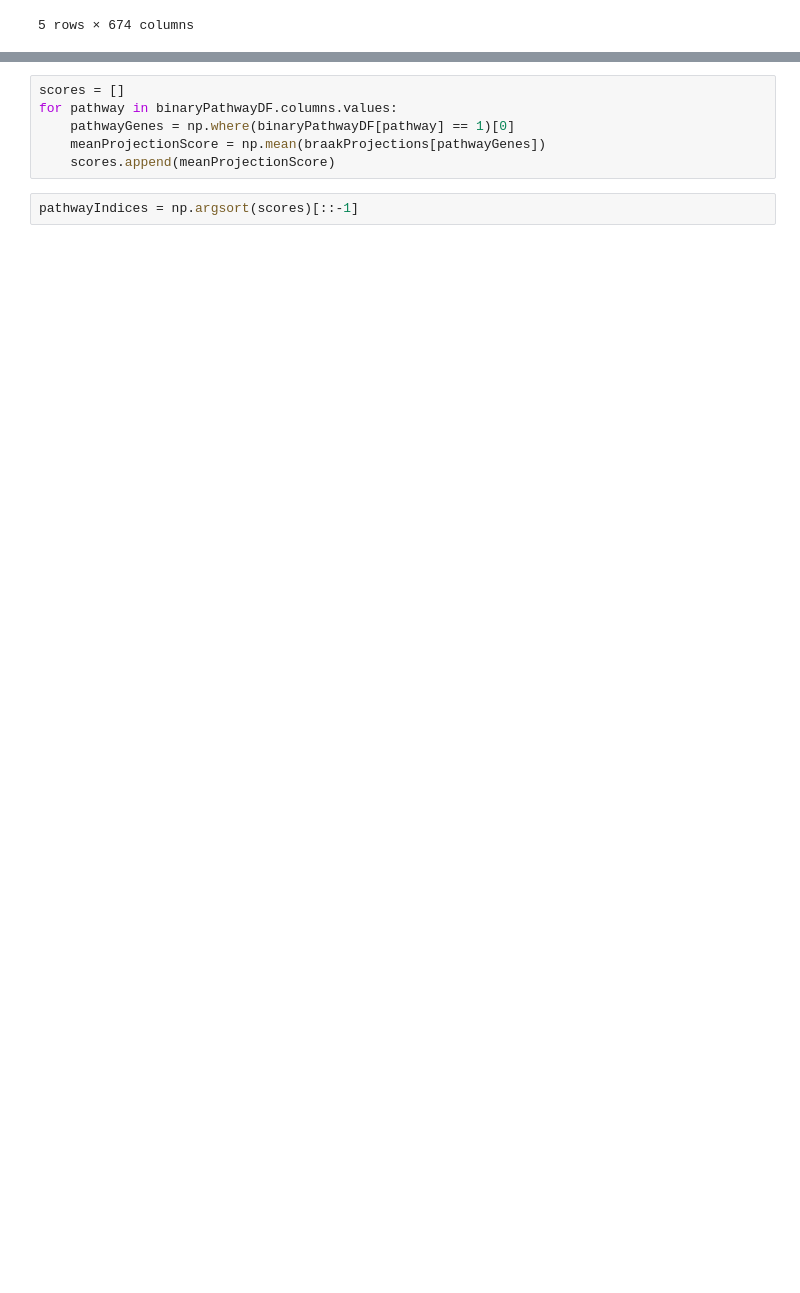
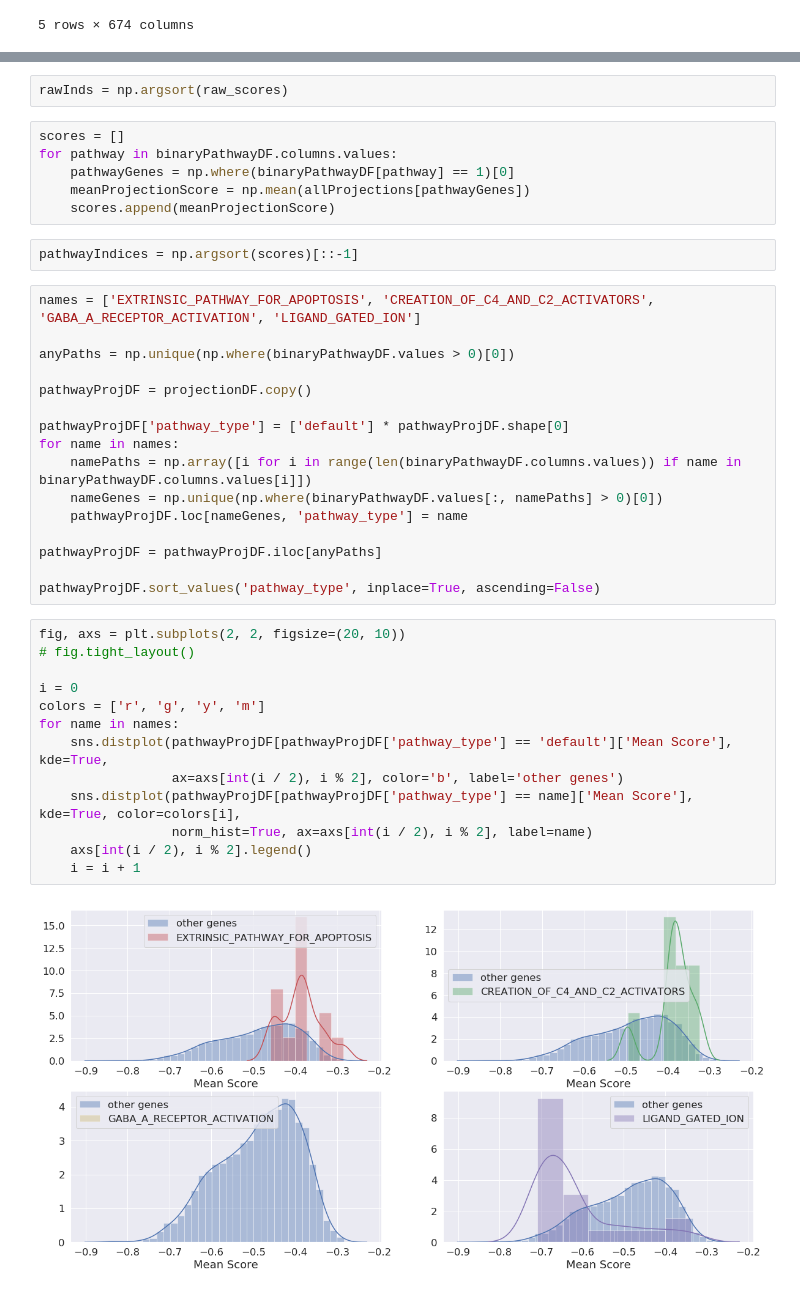
Before and after one commit to psturmfels/cfAD, a Jupyter notebook: AnalyzeTopGenes.ipynb, the cells around one changed output, grey strips where cells are left out. Saved outputs shown, nothing was run; the diff lists cells and outputs as text; blank space fills up the shorter version.

```diff
--- a/AnalyzeTopGenes.ipynb
+++ b/AnalyzeTopGenes.ipynb
@@ -134,8 +136,41 @@ binaryPathwayDF.head()
+# %%
+rawInds = np.argsort(raw_scores)
 # %%
 scores = []
 for pathway in binaryPathwayDF.columns.values:
     pathwayGenes = np.where(binaryPathwayDF[pathway] == 1)[0]
-    meanProjectionScore = np.mean(braakProjections[pathwayGenes])
+    meanProjectionScore = np.mean(allProjections[pathwayGenes])
     scores.append(meanProjectionScore)
 # %%
 pathwayIndices = np.argsort(scores)[::-1]
+# %%
+names = ['EXTRINSIC_PATHWAY_FOR_APOPTOSIS', 'CREATION_OF_C4_AND_C2_ACTIVATORS', 'GABA_A_RECEPTOR_ACTIVATION', 'LIGAND_GATED_ION']
+
+anyPaths = np.unique(np.where(binaryPathwayDF.values > 0)[0])
+
+pathwayProjDF = projectionDF.copy()
+
+pathwayProjDF['pathway_type'] = ['default'] * pathwayProjDF.shape[0]
+for name in names:
+    namePaths = np.array([i for i in range(len(binaryPathwayDF.columns.values)) if name in binaryPathwayDF.columns.values[i]])
+    nameGenes = np.unique(np.where(binaryPathwayDF.values[:, namePaths] > 0)[0])
+    pathwayProjDF.loc[nameGenes, 'pathway_type'] = name
+
+pathwayProjDF = pathwayProjDF.iloc[anyPaths]
+
+pathwayProjDF.sort_values('pathway_type', inplace=True, ascending=False)
+# %%
+fig, axs = plt.subplots(2, 2, figsize=(20, 10))
+# fig.tight_layout()
+
+i = 0
+colors = ['r', 'g', 'y', 'm']
+for name in names:
+    sns.distplot(pathwayProjDF[pathwayProjDF['pathway_type'] == 'default']['Mean Score'],  kde=True,
+                 ax=axs[int(i / 2), i % 2], color='b', label='other genes')
+    sns.distplot(pathwayProjDF[pathwayProjDF['pathway_type'] == name]['Mean Score'], kde=True, color=colors[i],
+                 norm_hist=True, ax=axs[int(i / 2), i % 2], label=name)
+    axs[int(i / 2), i % 2].legend()
+    i = i + 1
+# %% [output]
+[figure, added]
```
Also changed, not shown: parts of 18 cells of this notebook, 5 other files.
